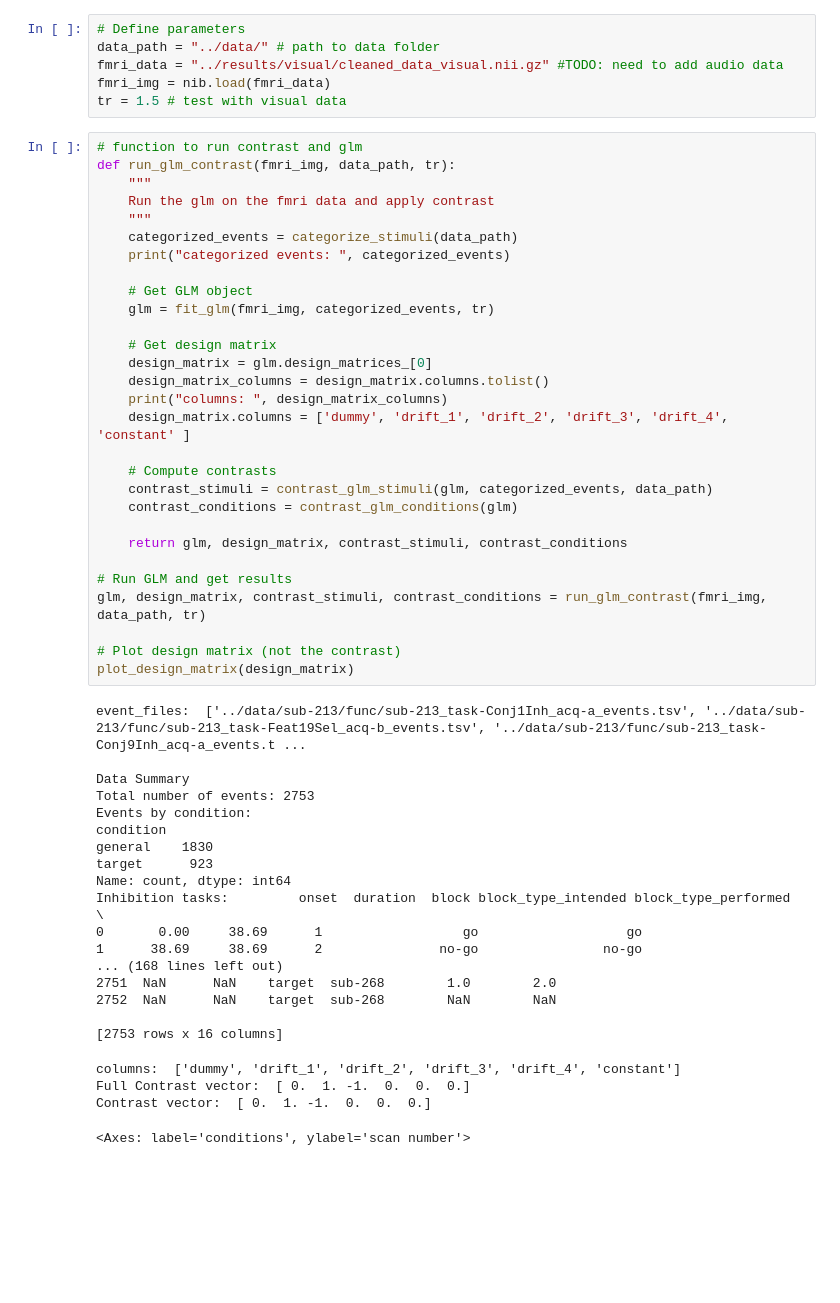
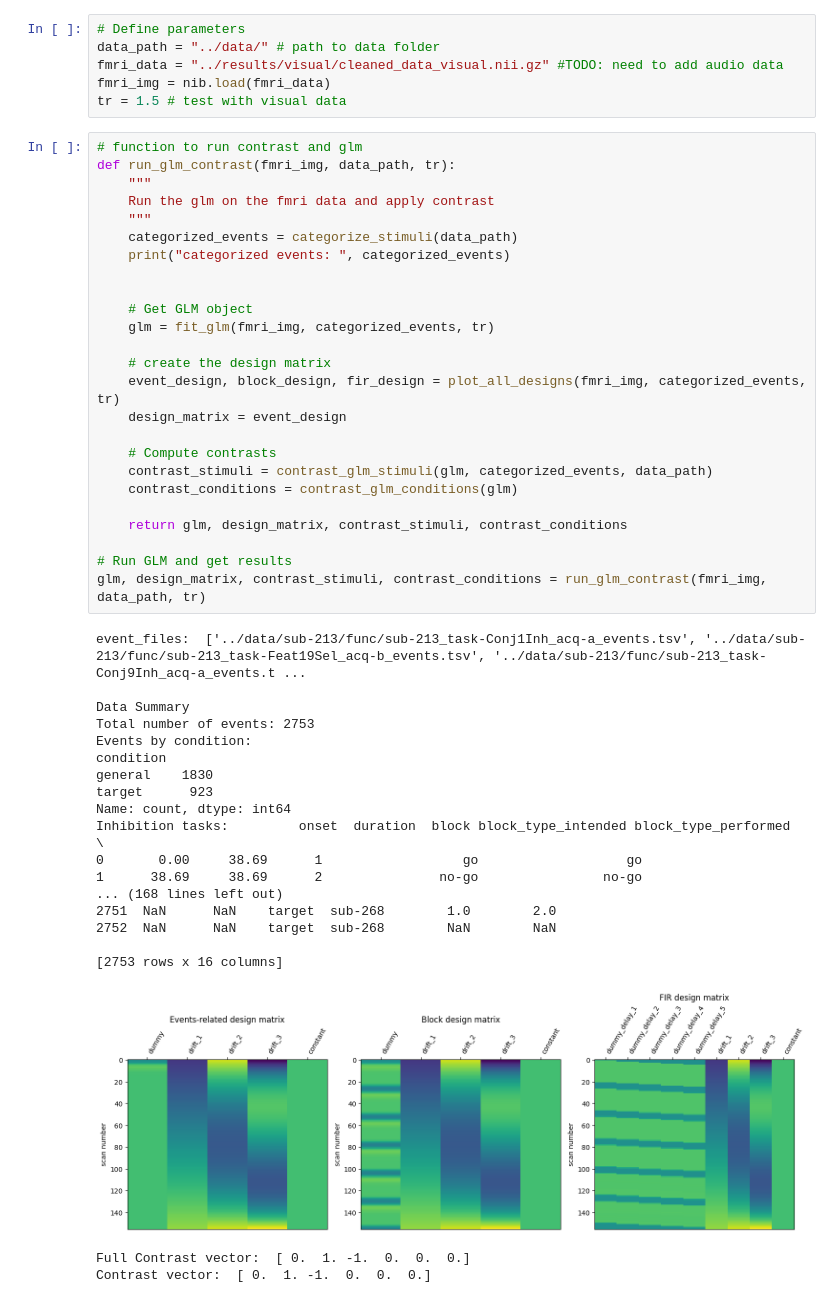
Before and after one commit to Jaslavie/attention, a Jupyter notebook: scripts/glm.ipynb, the cells around one changed output. Drawn from its saved outputs; the diff is of its cells as text; blank space fills up the shorter version.

Commit message:
created design matrices

```diff
--- a/scripts/glm.ipynb
+++ b/scripts/glm.ipynb
@@ -199,45 +233,40 @@ def run_glm_contrast(fmri_img, data_path, tr):
     categorized_events = categorize_stimuli(data_path)
     print("categorized events: ", categorized_events)
 
+
     # Get GLM object
     glm = fit_glm(fmri_img, categorized_events, tr)
 
-    # Get design matrix
-    design_matrix = glm.design_matrices_[0]
-    design_matrix_columns = design_matrix.columns.tolist()
-    print("columns: ", design_matrix_columns)
-    design_matrix.columns = ['dummy', 'drift_1', 'drift_2', 'drift_3', 'drift_4', 'constant' ]
+    # create the design matrix
+    event_design, block_design, fir_design = plot_all_designs(fmri_img, categorized_events, tr)
+    design_matrix = event_design
 
     # Compute contrasts
     contrast_stimuli = contrast_glm_stimuli(glm, categorized_events, data_path)
     contrast_conditions = contrast_glm_conditions(glm)
 
     return glm, design_matrix, contrast_stimuli, contrast_conditions
 
 # Run GLM and get results
 glm, design_matrix, contrast_stimuli, contrast_conditions = run_glm_contrast(fmri_img, data_path, tr)
-
-# Plot design matrix (not the contrast)
-plot_design_matrix(design_matrix)
 # %% [output]
 event_files:  ['../data/sub-213/func/sub-213_task-Conj1Inh_acq-a_events.tsv', '../data/sub-213/func/sub-213_task-Feat19Sel_acq-b_events.tsv', '../data/sub-213/func/sub-213_task-Conj9Inh_acq-a_events.t ...
 
 Data Summary
 Total number of events: 2753
 Events by condition:
 condition
 general    1830
 target      923
 Name: count, dtype: int64
 Inhibition tasks:         onset  duration  block block_type_intended block_type_performed  \
 0       0.00     38.69      1                  go                   go
 1      38.69     38.69      2               no-go                no-go
 ... (168 lines left out)
 2751  NaN      NaN    target  sub-268        1.0        2.0
 2752  NaN      NaN    target  sub-268        NaN        NaN
 
 [2753 rows x 16 columns]
+[figure, new version]
-columns:  ['dummy', 'drift_1', 'drift_2', 'drift_3', 'drift_4', 'constant']
 Full Contrast vector:  [ 0.  1. -1.  0.  0.  0.]
 Contrast vector:  [ 0.  1. -1.  0.  0.  0.]
-<Axes: label='conditions', ylabel='scan number'>
```
Also changed, not shown: parts of 5 cells of this notebook.
